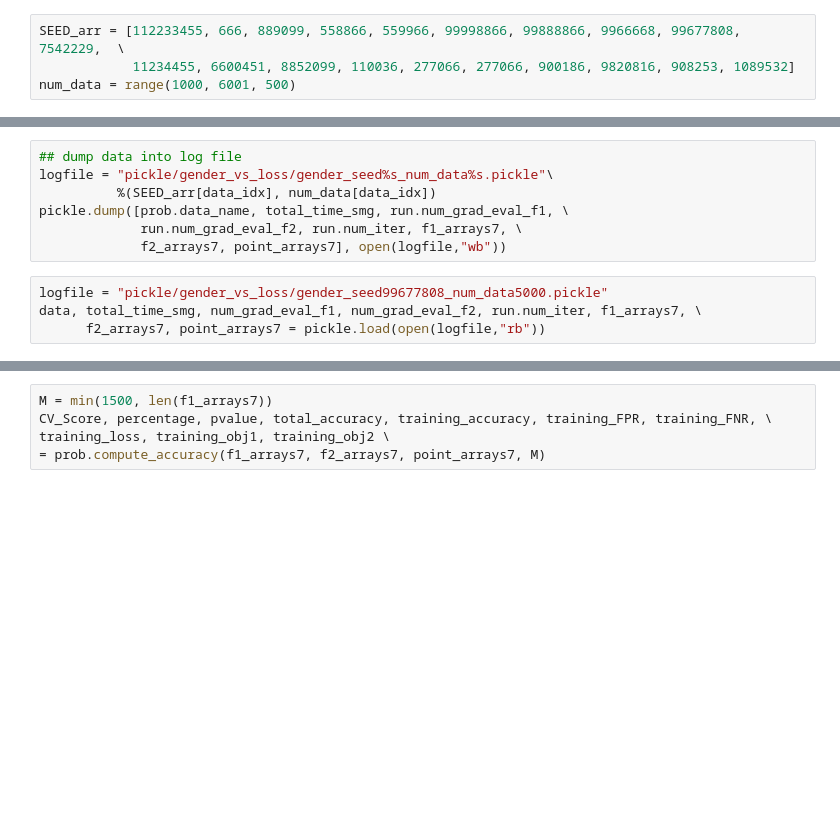
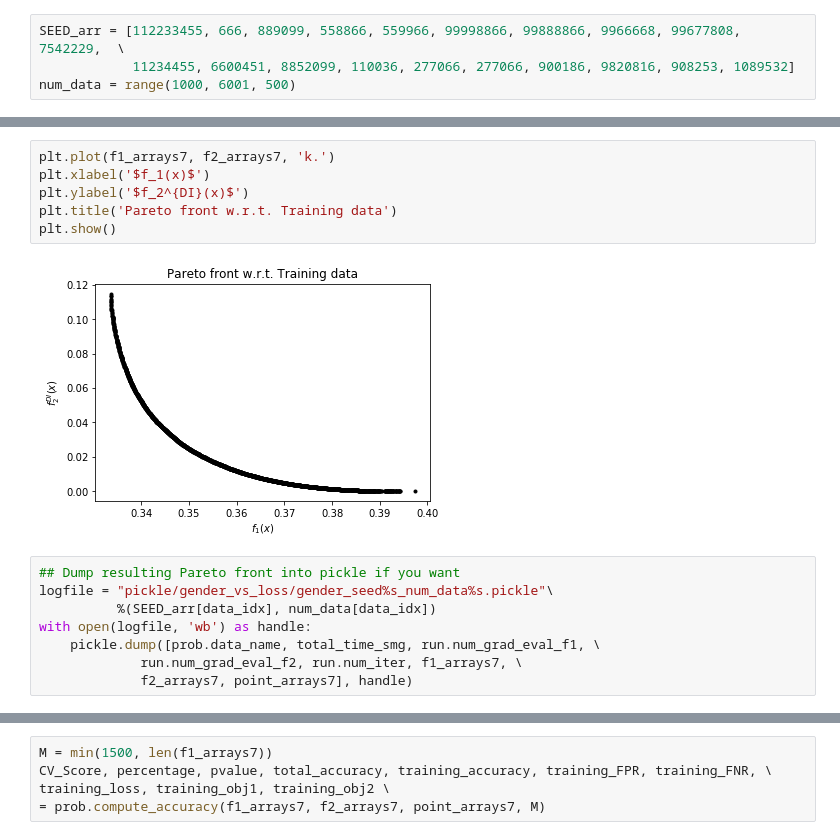
Before and after one commit to sul217/MOO_Fairness, a Jupyter notebook: Adult_data.ipynb, the cells around one changed output, grey strips where cells are left out. Drawn from its saved outputs; the diff is of its cells as text; blank space fills up the shorter version.

```diff
--- a/Adult_data.ipynb
+++ b/Adult_data.ipynb
@@ -82,11 +101,16 @@ Total time:  936.799032927
+# %%
+plt.plot(f1_arrays7, f2_arrays7, 'k.')
+plt.xlabel('$f_1(x)$')
+plt.ylabel('$f_2^{DI}(x)$')
+plt.title('Pareto front w.r.t. Training data')
+plt.show()
+# %% [output]
+[figure, added]
 # %%
-## dump data into log file
+## Dump resulting Pareto front into pickle if you want
 logfile = "pickle/gender_vs_loss/gender_seed%s_num_data%s.pickle"\
           %(SEED_arr[data_idx], num_data[data_idx])
-pickle.dump([prob.data_name, total_time_smg, run.num_grad_eval_f1, \
+with open(logfile, 'wb') as handle:
+    pickle.dump([prob.data_name, total_time_smg, run.num_grad_eval_f1, \
              run.num_grad_eval_f2, run.num_iter, f1_arrays7, \
-             f2_arrays7, point_arrays7], open(logfile,"wb"))
+             f2_arrays7, point_arrays7], handle)
-# %%
-logfile = "pickle/gender_vs_loss/gender_seed99677808_num_data5000.pickle"
-data, total_time_smg, num_grad_eval_f1, num_grad_eval_f2, run.num_iter, f1_arrays7, \
-      f2_arrays7, point_arrays7 = pickle.load(open(logfile,"rb"))
```
Also changed, not shown: parts of 80 cells of this notebook, 44 other files.
